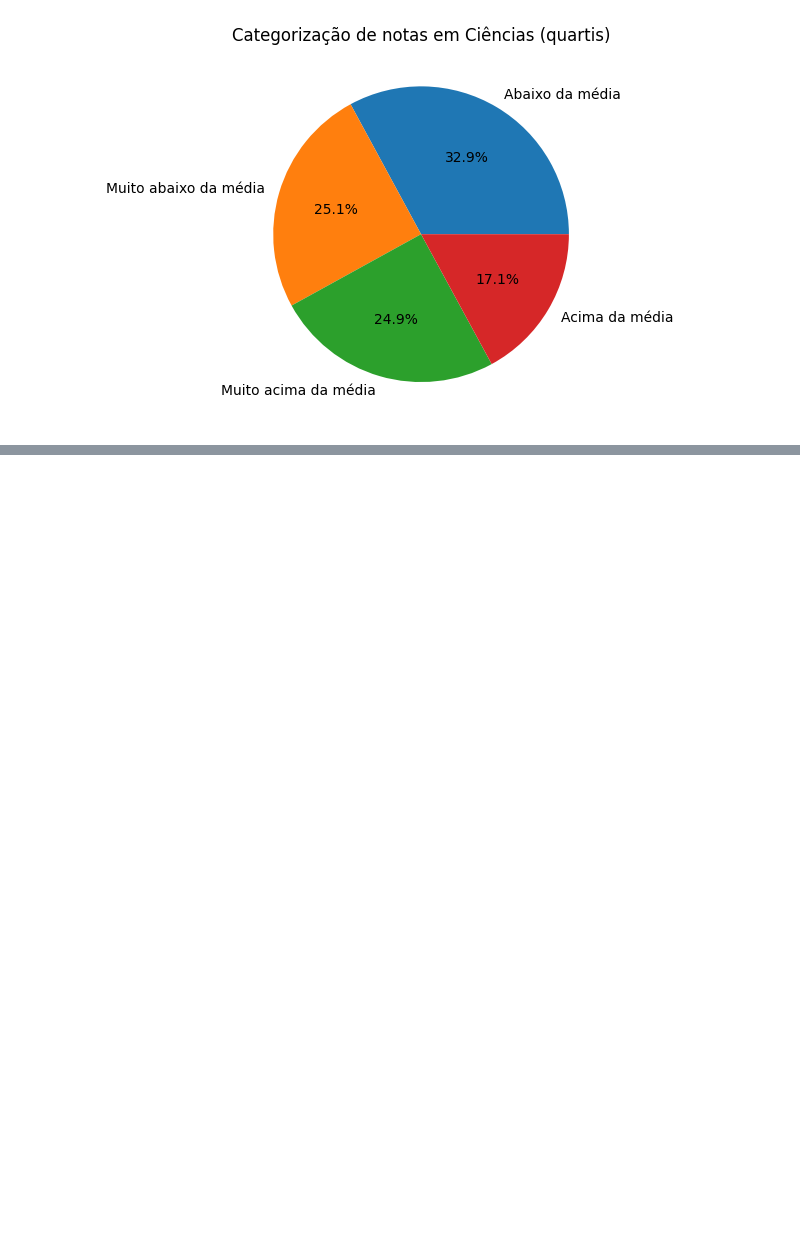
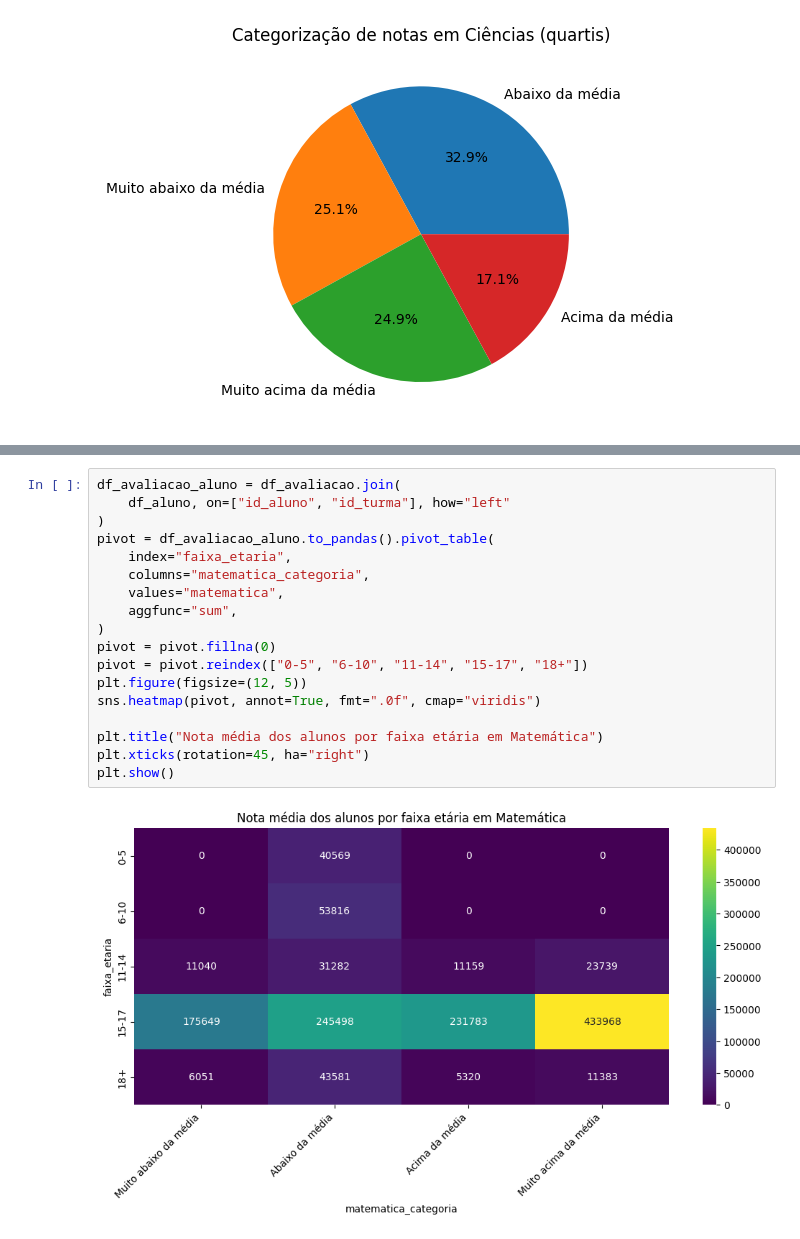
Before and after one commit to evidal1990/desafio-cientista-dados-senior-dados-integrados, a Jupyter notebook: notebooks/eda.ipynb, the cells around one changed output, grey strips where cells are left out. Cells and saved outputs as stored; diff of their text form; blank space fills up the shorter version.

```diff
--- a/notebooks/eda.ipynb
+++ b/notebooks/eda.ipynb
@@ -525,0 +566,20 @@ Mediana em Ciências:  5.79
+# %%
+df_avaliacao_aluno = df_avaliacao.join(
+    df_aluno, on=["id_aluno", "id_turma"], how="left"
+)
+pivot = df_avaliacao_aluno.to_pandas().pivot_table(
+    index="faixa_etaria",
+    columns="matematica_categoria",
+    values="matematica",
+    aggfunc="sum",
+)
+pivot = pivot.fillna(0)
+pivot = pivot.reindex(["0-5", "6-10", "11-14", "15-17", "18+"])
+plt.figure(figsize=(12, 5))
+sns.heatmap(pivot, annot=True, fmt=".0f", cmap="viridis")
+
+plt.title("Nota média dos alunos por faixa etária em Matemática")
+plt.xticks(rotation=45, ha="right")
+plt.show()
+# %% [output]
+[figure, added]
```
Also changed, not shown: parts of 8 cells of this notebook, 1 other file.
